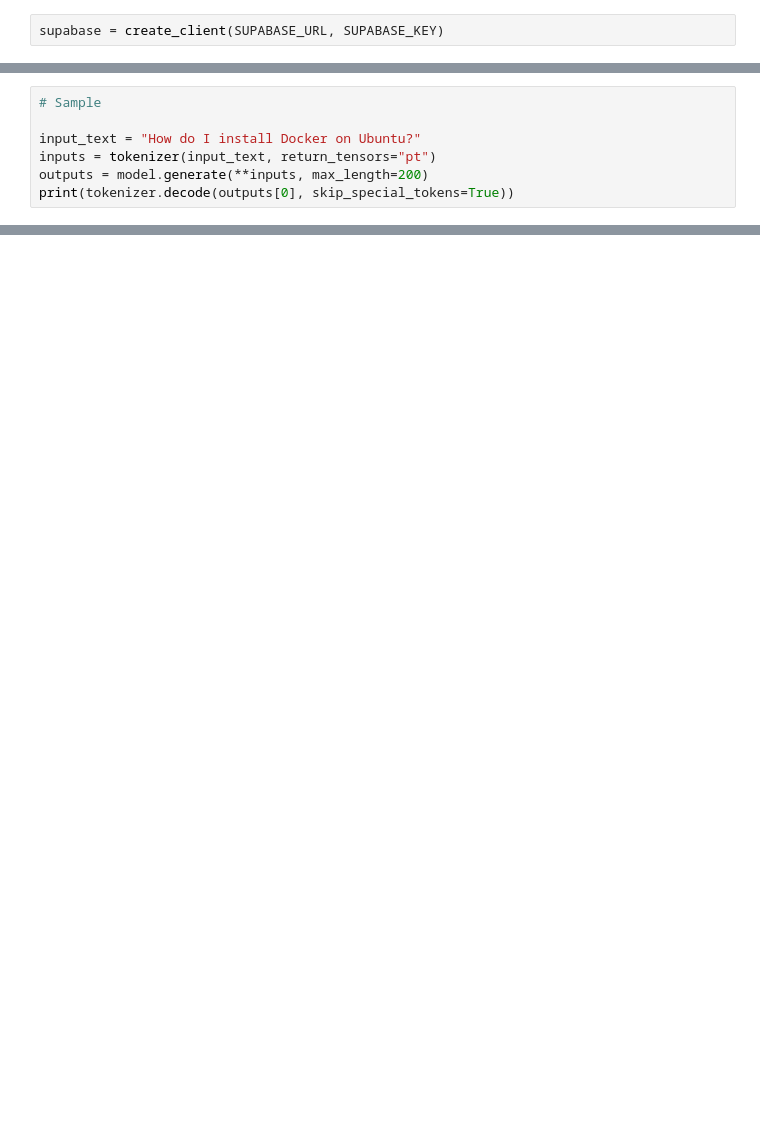
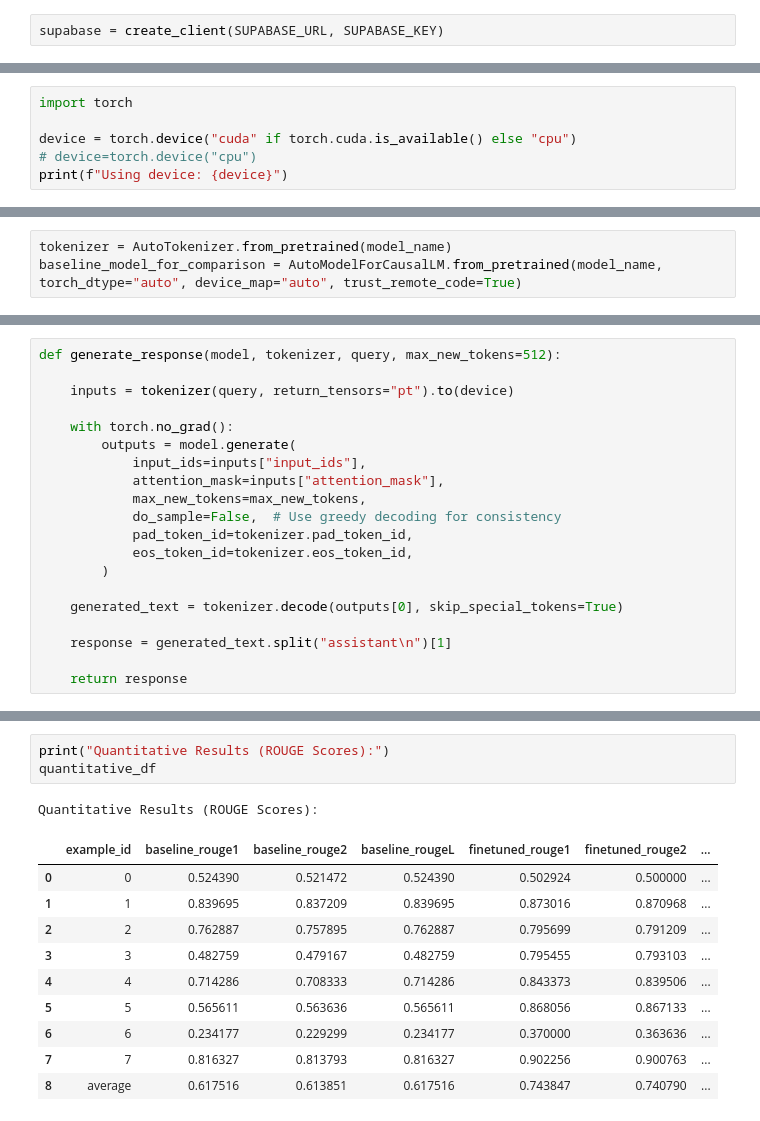
Before and after one commit to RajivShah1798/promptly, a Jupyter notebook: model_pipeline/training/promptly-finetuning.ipynb, the cells around one changed output, grey strips where cells are left out. Drawn from its saved outputs; the diff is of its cells as text; blank space fills up the shorter version.

Commit message:
updated model finetuning code and set up README

```diff
--- a/model_pipeline/training/promptly-finetuning.ipynb
+++ b/model_pipeline/training/promptly-finetuning.ipynb
@@ -130,0 +188,6 @@ tokenized_dataset = dataset.map(preprocess_data, batched=True)
+# %%
+import torch
+
+device = torch.device("cuda" if torch.cuda.is_available() else "cpu")
+# device=torch.device("cpu")
+print(f"Using device: {device}")
@@ -153,7 +310,0 @@ trainer.train()
-# %%
-# Sample
-
-input_text = "How do I install Docker on Ubuntu?"
-inputs = tokenizer(input_text, return_tensors="pt")
-outputs = model.generate(**inputs, max_length=200)
-print(tokenizer.decode(outputs[0], skip_special_tokens=True))
@@ -159,0 +313,3 @@ print(tokenizer.decode(outputs[0], skip_special_tokens=True))
+# %%
+tokenizer = AutoTokenizer.from_pretrained(model_name)
+baseline_model_for_comparison = AutoModelForCausalLM.from_pretrained(model_name, torch_dtype="auto", device_map="auto", trust_remote_code=True)
@@ -159,0 +336,20 @@ print(tokenizer.decode(outputs[0], skip_special_tokens=True))
+# %%
+def generate_response(model, tokenizer, query, max_new_tokens=512):
+
+    inputs = tokenizer(query, return_tensors="pt").to(device)
+
+    with torch.no_grad():
+        outputs = model.generate(
+            input_ids=inputs["input_ids"],
+            attention_mask=inputs["attention_mask"],
+            max_new_tokens=max_new_tokens,
+            do_sample=False,  # Use greedy decoding for consistency
+            pad_token_id=tokenizer.pad_token_id,
+            eos_token_id=tokenizer.eos_token_id,
+        )
+
+    generated_text = tokenizer.decode(outputs[0], skip_special_tokens=True)
+
+    response = generated_text.split("assistant\n")[1]
+
+    return response
@@ -159,0 +424,15 @@ print(tokenizer.decode(outputs[0], skip_special_tokens=True))
+# %%
+print("Quantitative Results (ROUGE Scores):")
+quantitative_df
+# %% [output]
+Quantitative Results (ROUGE Scores):
+|  | example_id | baseline_rouge1 | baseline_rouge2 | baseline_rougeL | finetuned_rouge1 | finetuned_rouge2 | ... |
+| 0 | 0 | 0.524390 | 0.521472 | 0.524390 | 0.502924 | 0.500000 | ... |
+| 1 | 1 | 0.839695 | 0.837209 | 0.839695 | 0.873016 | 0.870968 | ... |
+| 2 | 2 | 0.762887 | 0.757895 | 0.762887 | 0.795699 | 0.791209 | ... |
+| 3 | 3 | 0.482759 | 0.479167 | 0.482759 | 0.795455 | 0.793103 | ... |
+| 4 | 4 | 0.714286 | 0.708333 | 0.714286 | 0.843373 | 0.839506 | ... |
+| 5 | 5 | 0.565611 | 0.563636 | 0.565611 | 0.868056 | 0.867133 | ... |
+| 6 | 6 | 0.234177 | 0.229299 | 0.234177 | 0.370000 | 0.363636 | ... |
+| 7 | 7 | 0.816327 | 0.813793 | 0.816327 | 0.902256 | 0.900763 | ... |
+| 8 | average | 0.617516 | 0.613851 | 0.617516 | 0.743847 | 0.740790 | ... |
```
Also changed, not shown: parts of 33 cells of this notebook, 1 other file.
